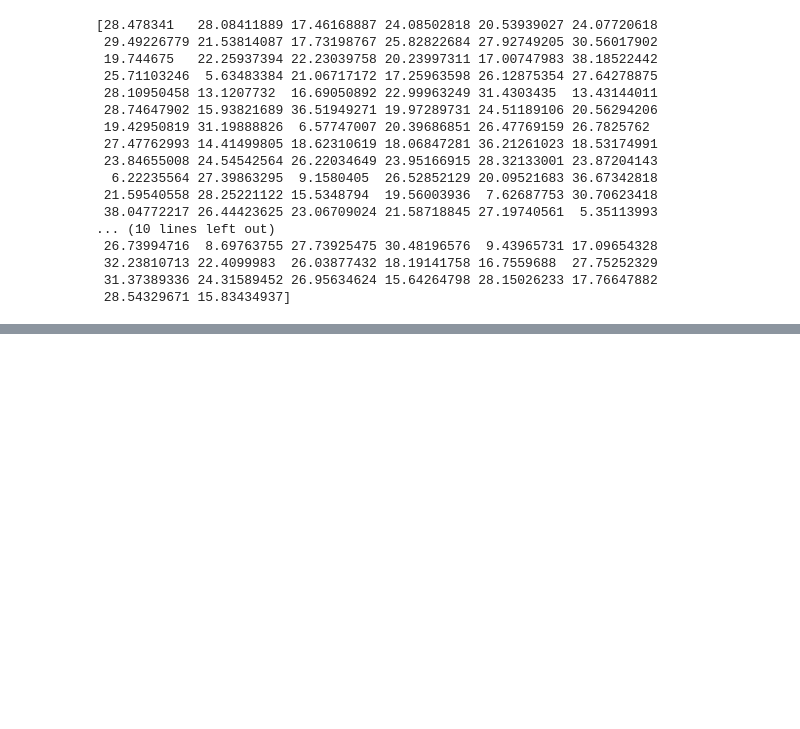
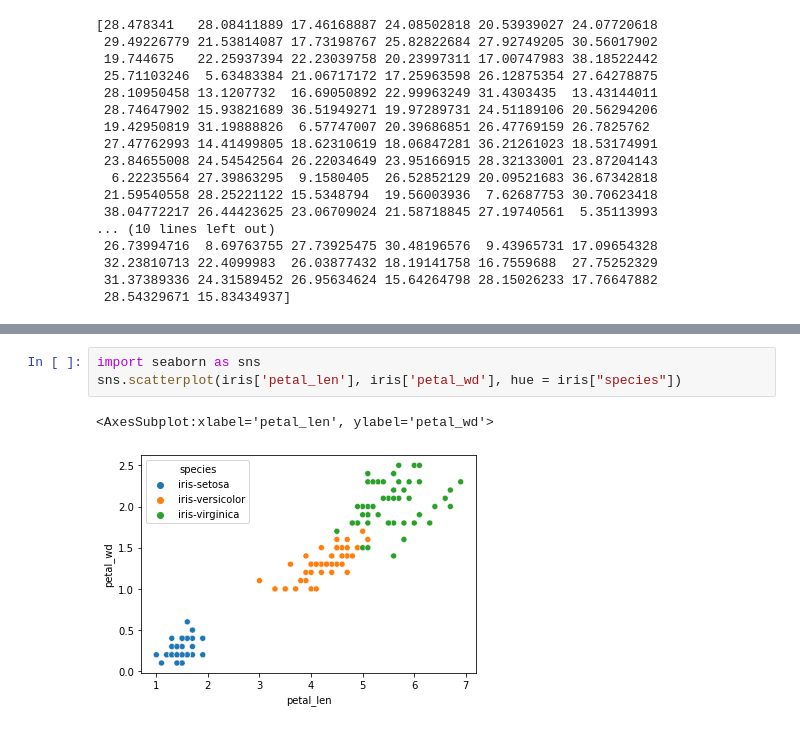
Before and after one commit to luislerma5593/Data_Analysis, a Jupyter notebook: Solo_Learn/DataScience_SoloLearn.ipynb, the cells around one changed output, grey strips where cells are left out. Saved outputs shown, nothing was run; the diff lists cells and outputs as text; blank space fills up the shorter version.

```diff
--- a/Solo_Learn/DataScience_SoloLearn.ipynb
+++ b/Solo_Learn/DataScience_SoloLearn.ipynb
@@ -569,0 +802,6 @@ print(y_test_predicted2)
+# %%
+import seaborn as sns
+sns.scatterplot(iris['petal_len'], iris['petal_wd'], hue = iris["species"])
+# %% [output]
+<AxesSubplot:xlabel='petal_len', ylabel='petal_wd'>
+[figure, added]
```
Also changed, not shown: parts of 27 cells of this notebook, 4 other files.
